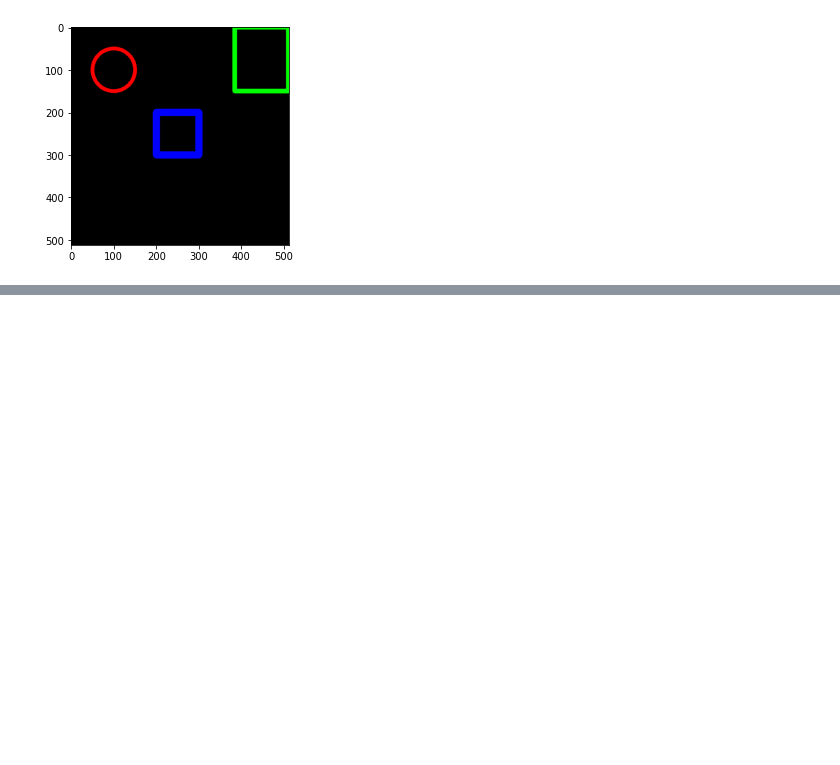
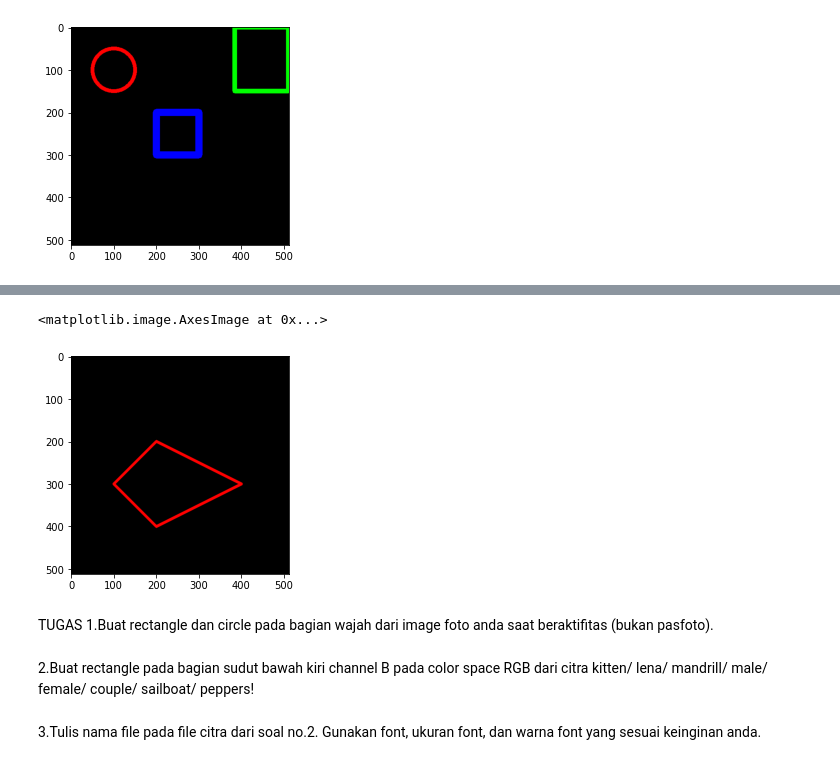
Before and after one commit to sanggaasmara/PCVK_Genap_2022, a Jupyter notebook: jobsheet2.ipynb, the cells around one changed output, grey strips where cells are left out. Saved outputs shown, nothing was run; the diff lists cells and outputs as text; code cells hidden in the pictures; blank space fills up the shorter version.

```diff
--- a/jobsheet2.ipynb
+++ b/jobsheet2.ipynb
@@ -119,4 +123,4 @@ plt.imshow(black_img)
 # %%
-black_img2=np.zeros(shape(512,512,3),dtype=np.int32)
+black_img2=np.zeros(shape=(512,512,3),dtype=np.int32)
 plt.imshow(black_img2)
 # %% [output]
@@ -123,0 +129,3 @@ NameError: ignored
+# %%
+vertices = np.array([[100,300],[200,200],[400,300],[200,400]],dtype=np.int32)
+vertices
@@ -123,0 +137,3 @@ NameError: ignored
+# %%
+pts = vertices.reshape((-1,1,2)) # nilai 2 untuk menunjukan bahwa tiap titik dibuat 3 channel yg mewakili R, G, dan B
+pts
@@ -123,0 +148,16 @@ NameError: ignored
+# %%
+cv.polylines(black_img2,[pts],isClosed=True,color=(255,0,0),thickness=5)
+plt.imshow(black_img2)
+# %% [output]
+<matplotlib.image.AxesImage at 0x...>
+[figure, added]
+# %% [markdown]
+TUGAS
+1.Buat rectangle dan circle pada bagian wajah dari image foto anda saat
+beraktifitas (bukan pasfoto).
+# %% [markdown]
+2.Buat rectangle pada bagian sudut bawah kiri channel B pada color space RGB
+dari citra kitten/ lena/ mandrill/ male/ female/ couple/ sailboat/ peppers!
+# %% [markdown]
+3.Tulis nama file pada file citra dari soal no.2. Gunakan font, ukuran font, dan
+warna font yang sesuai keinginan anda.
```
Also changed, not shown: parts of 6 cells of this notebook.
